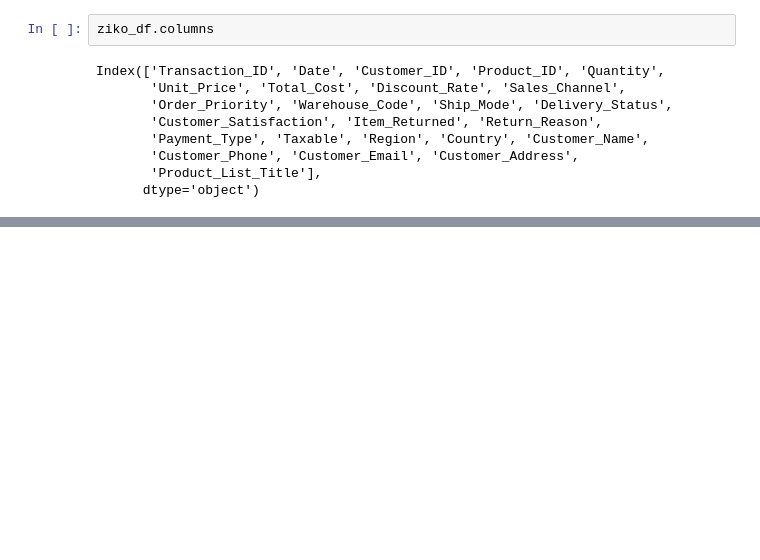
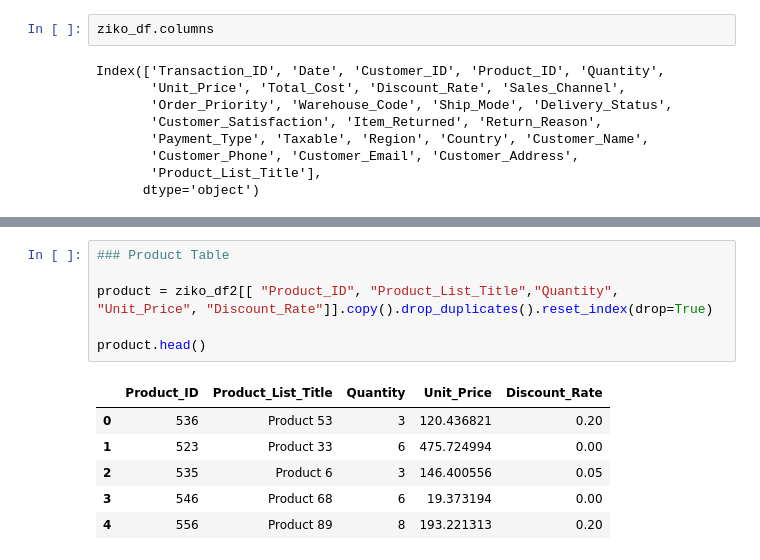
Before and after one commit to Enitanimi/ziko_logistics, a Jupyter notebook: Etl_pipeline.ipynb, the cells around one changed output, grey strips where cells are left out. Drawn from its saved outputs; the diff is of its cells as text; blank space fills up the shorter version.

```diff
--- a/Etl_pipeline.ipynb
+++ b/Etl_pipeline.ipynb
@@ -69,0 +202,13 @@ Index(['Transaction_ID', 'Date', 'Customer_ID', 'Product_ID', 'Quantity',
+# %%
+### Product Table
+
+product = ziko_df2[[ "Product_ID", "Product_List_Title","Quantity", "Unit_Price", "Discount_Rate"]].copy().drop_duplicates().reset_index(drop=True)
+
+product.head()
+# %% [output]
+|  | Product_ID | Product_List_Title | Quantity | Unit_Price | Discount_Rate |
+| 0 | 536 | Product 53 | 3 | 120.436821 | 0.20 |
+| 1 | 523 | Product 33 | 6 | 475.724994 | 0.00 |
+| 2 | 535 | Product 6 | 3 | 146.400556 | 0.05 |
+| 3 | 546 | Product 68 | 6 | 19.373194 | 0.00 |
+| 4 | 556 | Product 89 | 8 | 193.221313 | 0.20 |
```
Also changed, not shown: parts of 17 cells of this notebook, 4 other files.
